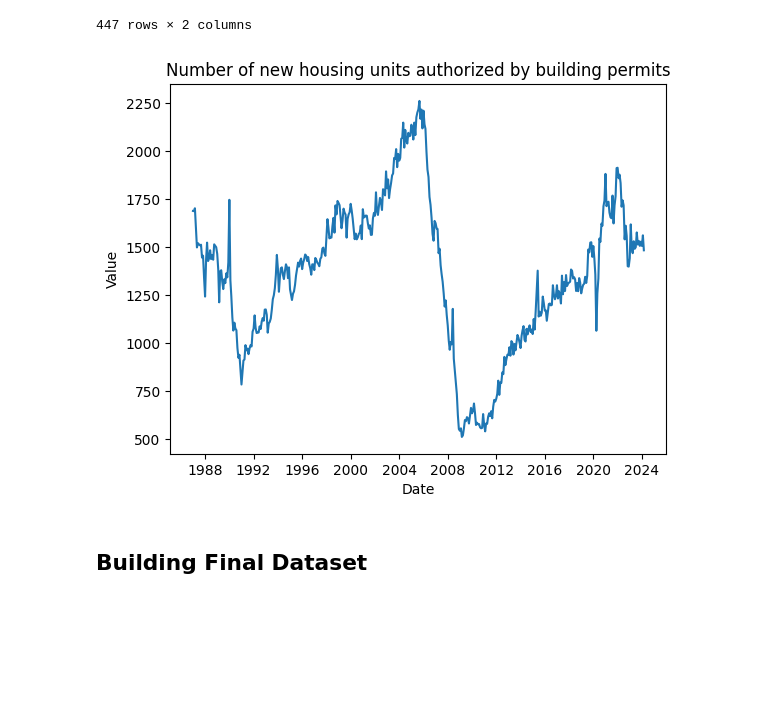
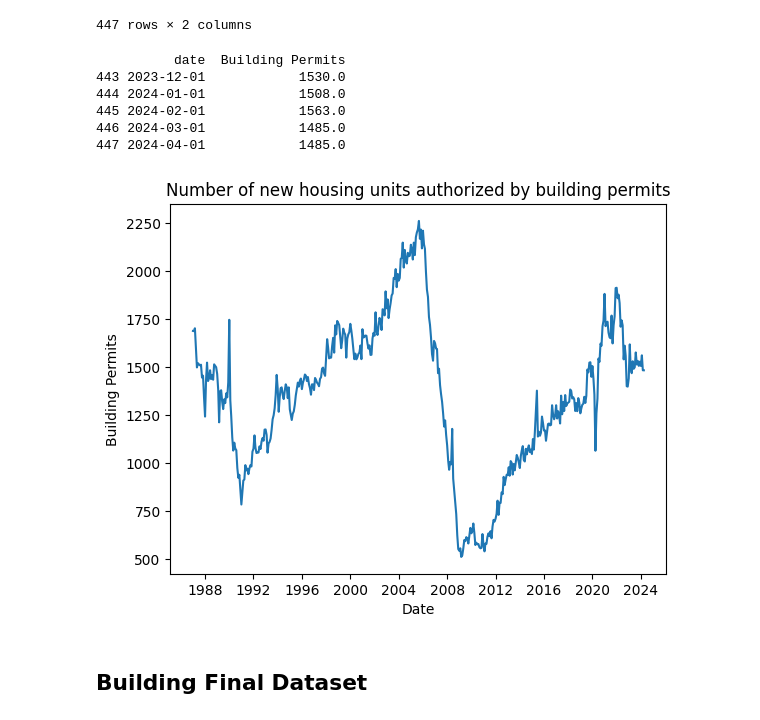
Before and after one commit to VamshiKrsna/USHomePriceCaseStudy, a Jupyter notebook: US Home Price.ipynb, the cells around one changed output. Drawn from its saved outputs; the diff is of its cells as text; code cells hidden in the pictures; blank space fills up the shorter version.

```diff
--- a/US Home Price.ipynb
+++ b/US Home Price.ipynb
@@ -407,17 +480,30 @@ permit
 | 445 | 2024-02-01 | 1563.0 |
 | 446 | 2024-03-01 | 1485.0 |
 447 rows × 2 columns
+# %%
+permit.loc[len(permit)] = ['2024-04-01', 1485.0]
+permit['date'] = pd.to_datetime(permit['date'])
+print(permit.tail())
+# %% [output]
+          date  Building Permits
+443 2023-12-01            1530.0
+444 2024-01-01            1508.0
+445 2024-02-01            1563.0
+446 2024-03-01            1485.0
+447 2024-04-01            1485.0
+# %%
+permit = permit.copy()
 # %%
 permit_dup = permit.copy()
 # permit_dup.columns
 permit_dup["date"] = pd.to_datetime(permit_dup["date"], format="%Y-%m-%d")
-plt.plot(permit_dup.date, permit_dup.value)
+plt.plot(permit_dup.date, permit_dup["Building Permits"])
 plt.xlabel("Date")
-plt.ylabel("Value")
+plt.ylabel("Building Permits")
 plt.title("Number of new housing units authorized by building permits")
 plt.show()
 # %% [output]
-[figure, old version]
+[figure, new version]
 # %% [markdown]
 ## Building Final Dataset
 # %% [markdown]
```
Also changed, not shown: parts of 26 cells of this notebook, 1 other file.
